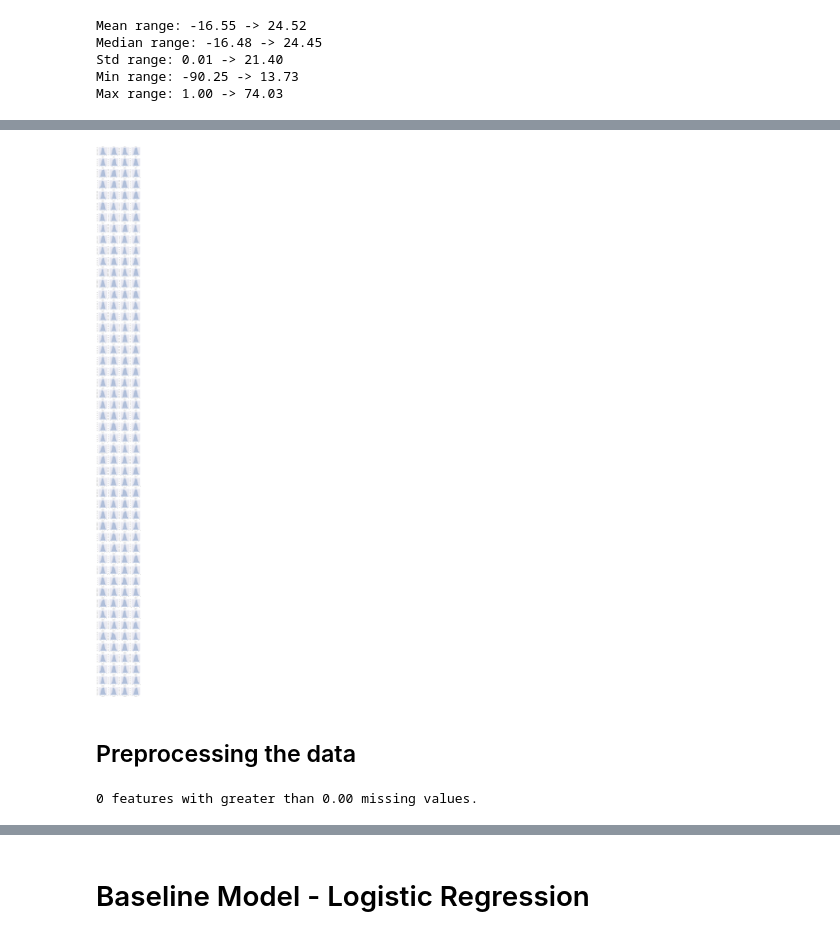
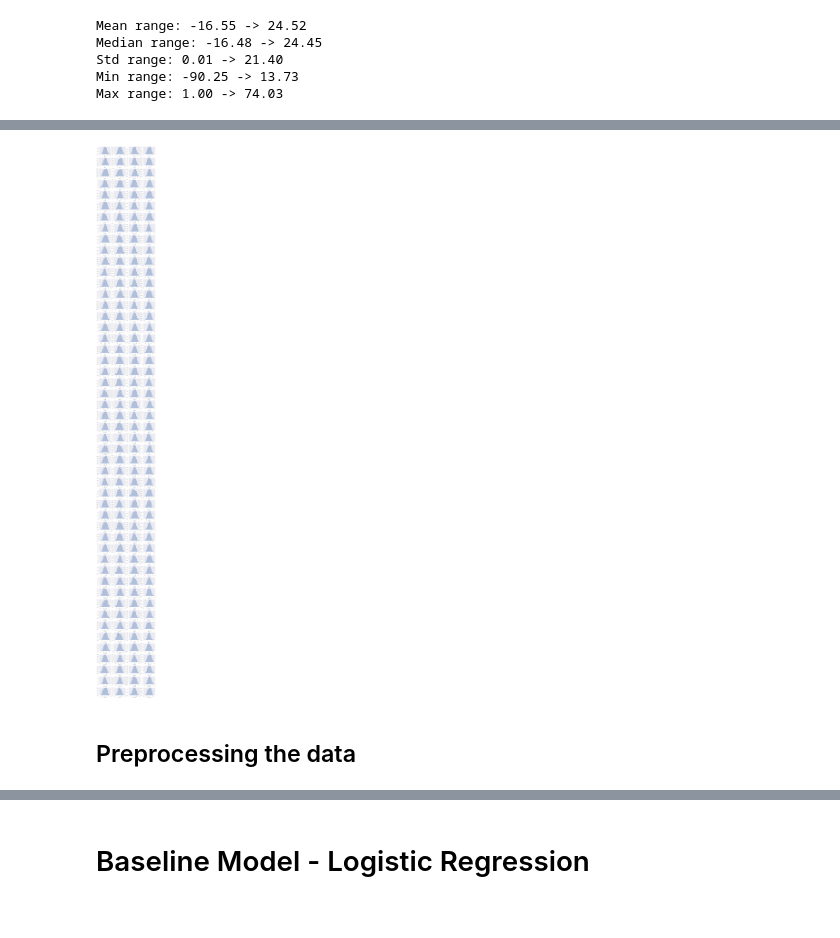
Before and after one commit to ederson-souza/Udacity-Capstone-Project, a Jupyter notebook: Capstone Project.ipynb, the cells around one changed output, grey strips where cells are left out. Saved outputs shown, nothing was run; the diff lists cells and outputs as text; code cells hidden in the pictures.

```diff
--- a/Capstone Project.ipynb
+++ b/Capstone Project.ipynb
@@ -118,14 +127,14 @@ train.target.value_counts().plot(kind='bar', color=['r','b'])
 # %%
 #Ploting histograms of the features.
 
-plt.figure(figsize=(15, 200))
+plt.figure(figsize=(15, 150))
 for i, col in enumerate(train.columns[2:202]):
     plt.subplot(50, 4, i + 1)
     plt.subplots_adjust(wspace = 0.2, hspace = 0.4)
     sns.distplot(train[col],20)
-    plt.title(col)
+plt.savefig('assets/features.png')
 # %% [output]
-[figure, old version]
+[figure, new version]
 # %% [markdown]
 ## Preprocessing the data
 # %%
@@ -174,5 +178,0 @@ fs = FeatureSelector(data = X, labels = y)
-# %%
-#Finding missing values
-fs.identify_missing(missing_threshold=0.0)
-# %% [output]
-0 features with greater than 0.00 missing values.
```
Also changed, not shown: parts of 30 cells of this notebook, 1 other file.
